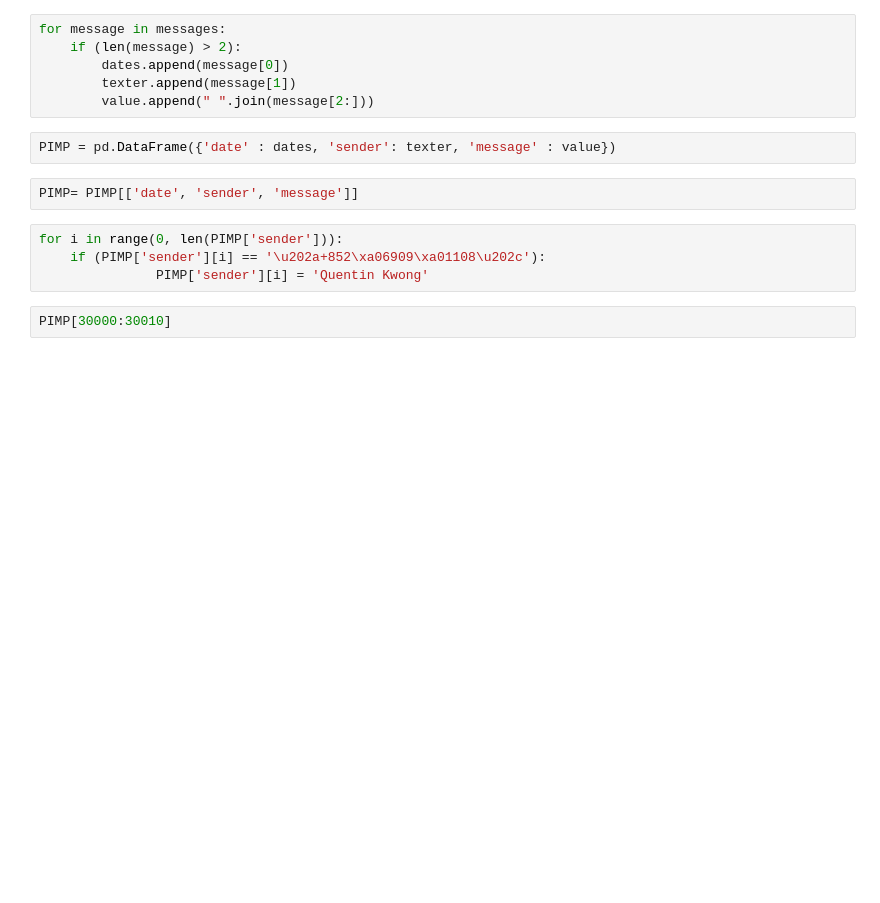
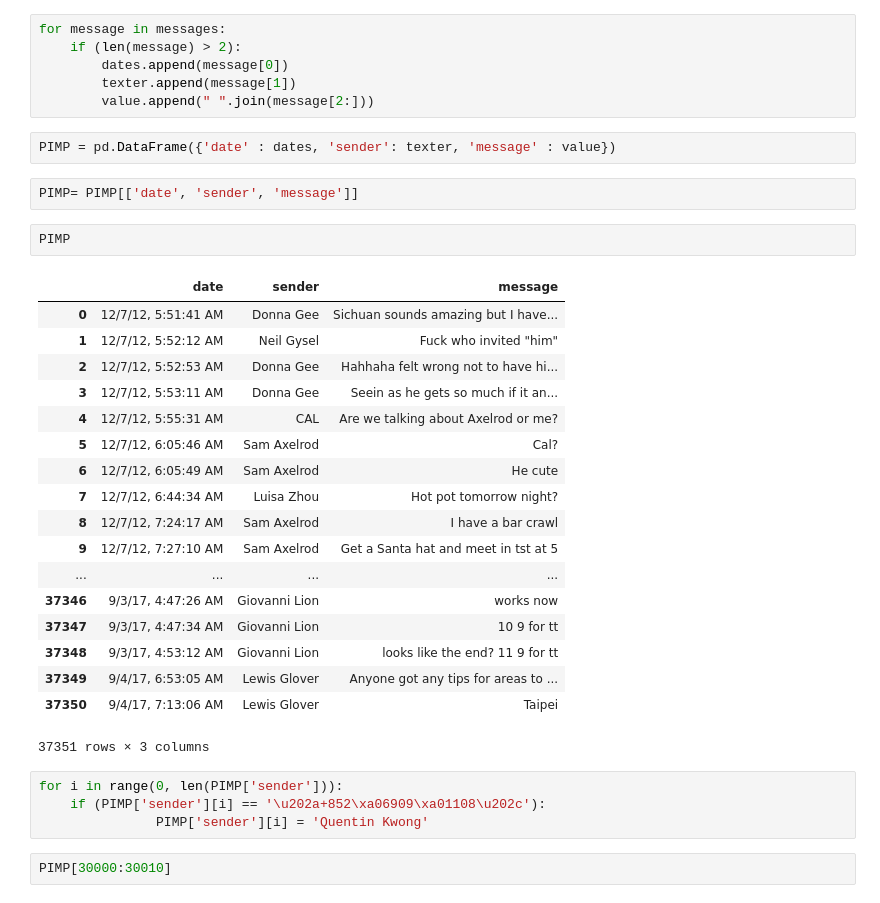
Before and after one commit to cal65/Whatsapp, a Jupyter notebook: Data Conversion.ipynb, the cells around one changed output. Cells and saved outputs as stored; diff of their text form; blank space fills up the shorter version.

```diff
--- a/Data Conversion.ipynb
+++ b/Data Conversion.ipynb
@@ -30,6 +34,27 @@ for message in messages:
 PIMP = pd.DataFrame({'date' : dates, 'sender': texter, 'message' : value})
 # %%
 PIMP= PIMP[['date', 'sender', 'message']]
+# %%
+PIMP
+# %% [output]
+|  | date | sender | message |
+| 0 | 12/7/12, 5:51:41 AM | Donna Gee | Sichuan sounds amazing but I have... |
+| 1 | 12/7/12, 5:52:12 AM | Neil Gysel | Fuck who invited "him" |
+| 2 | 12/7/12, 5:52:53 AM | Donna Gee | Hahhaha felt wrong not to have hi... |
+| 3 | 12/7/12, 5:53:11 AM | Donna Gee | Seein as he gets so much if it an... |
+| 4 | 12/7/12, 5:55:31 AM | CAL | Are we talking about Axelrod or me? |
+| 5 | 12/7/12, 6:05:46 AM | Sam Axelrod | Cal? |
+| 6 | 12/7/12, 6:05:49 AM | Sam Axelrod | He cute |
+| 7 | 12/7/12, 6:44:34 AM | Luisa Zhou | Hot pot tomorrow night? |
+| 8 | 12/7/12, 7:24:17 AM | Sam Axelrod | I have a bar crawl |
+| 9 | 12/7/12, 7:27:10 AM | Sam Axelrod | Get a Santa hat and meet in tst at 5 |
+| ... | ... | ... | ... |
+| 37346 | 9/3/17, 4:47:26 AM | Giovanni Lion | works now |
+| 37347 | 9/3/17, 4:47:34 AM | Giovanni Lion | 10 9 for tt |
+| 37348 | 9/3/17, 4:53:12 AM | Giovanni Lion | looks like the end? 11 9 for tt |
+| 37349 | 9/4/17, 6:53:05 AM | Lewis Glover | Anyone got any tips for areas to ... |
+| 37350 | 9/4/17, 7:13:06 AM | Lewis Glover | Taipei |
+37351 rows × 3 columns
 # %%
 for i in range(0, len(PIMP['sender'])):
     if (PIMP['sender'][i] == '\u202a+852\xa06909\xa01108\u202c'):
```
Also changed, not shown: parts of 1 cell of this notebook.
